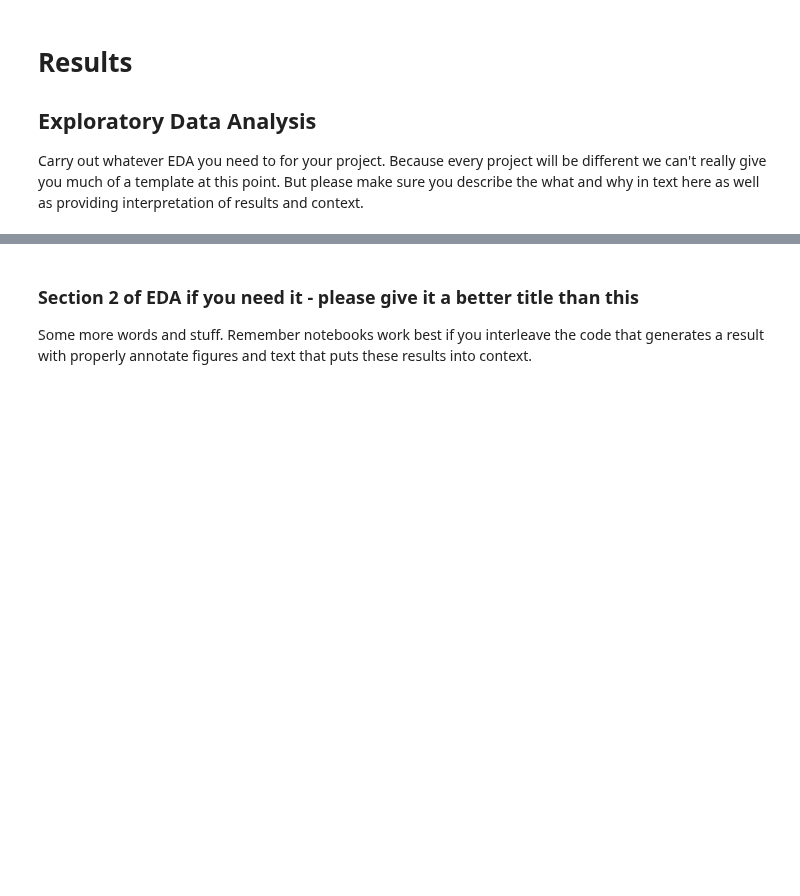
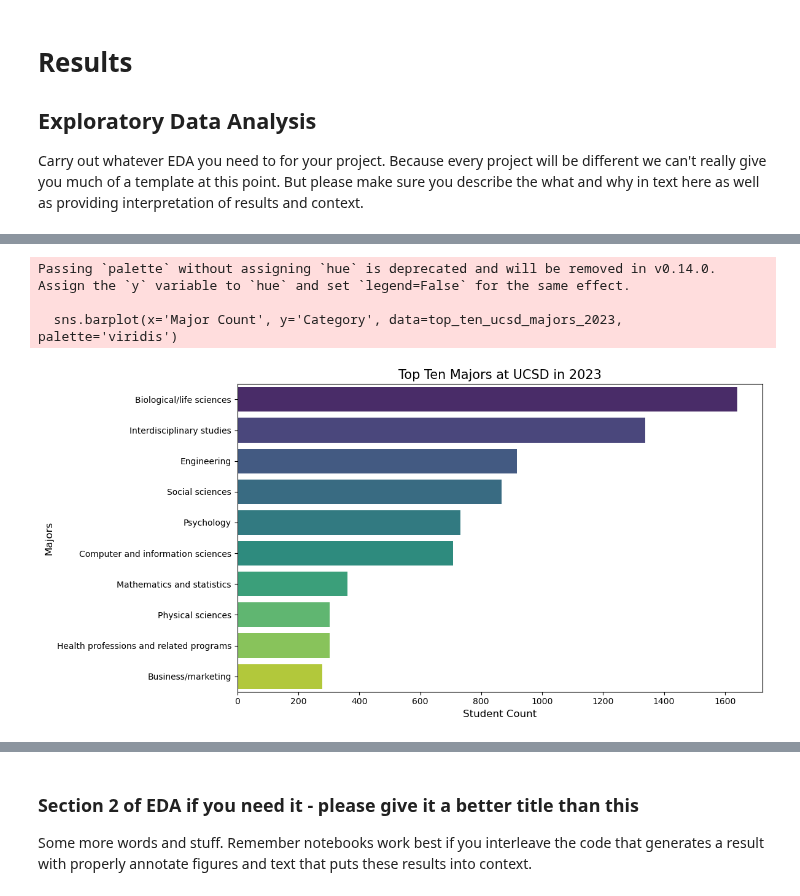
Before and after one commit to michaelhe999/COGS-108-Project, a Jupyter notebook: EDACheckpoint_Group109-FA24.ipynb, the cells around one changed output, grey strips where cells are left out. Cells and saved outputs as stored; diff of their text form; code cells hidden in the pictures; blank space fills up the shorter version.

```diff
--- a/EDACheckpoint_Group109-FA24.ipynb
+++ b/EDACheckpoint_Group109-FA24.ipynb
@@ -835,11 +837,12 @@ Average time per item: 0.0 seconds
 # %% [markdown]
 We place the cleaned data into two datasets: `colleges` and `jobs`
 # %%
-colleges= pd.read_csv('categorized_csv')
+colleges= pd.read_csv('categorized.csv')
 jobs = pd.read_csv('occupation_major_mapping_final.csv')
 
 colleges = colleges.drop(['Associate', 'Diploma/Certificates'], axis=1)
-colleges = colleges.rename(columns={'YEAR': 'Year', 'college': 'College'})
+colleges = colleges.rename(columns={'year': 'Year', 'college': 'College'})
 
 jobs = jobs[['YEAR', 'AREA_TITLE', 'OCC_TITLE', 'TOT_EMP', 'major_field']]
 jobs = jobs.rename(columns={'YEAR': 'Year', 'AREA_TITLE': 'Area', 'OCC_TITLE': 'Occupation Title', 'TOT_EMP': 'Total Employment', 'major_field': 'Major Field'})
+jobs['Total Employment'] = pd.to_numeric(jobs['Total Employment'], errors='coerce').fillna(0).astype(int)
@@ -868,0 +877,7 @@ NameError: name 'colleges' is not defined
+# %%
+# Filter to include all UCSD bachelor degrees conferred from 2023
+ucsd_majors_2023 = colleges[(colleges['College'] == 'ucsd') & (colleges['Year'] == 2023)].copy()
+# Create count value for each major, since majors are listed by proportion
+ucsd_majors_2023['Major Count'] = colleges['Bachelors'] * 8415 * 0.01
+
+ucsd_majors_2023.head()
@@ -868,0 +908,18 @@ NameError: name 'colleges' is not defined
+# %%
+# Filter to include top 10 majors at UCSD
+top_ten_ucsd_majors_2023 = ucsd_majors_2023.sort_values(by='Major Count', ascending=False)[:10]
+top_ten_ucsd_majors_2023
+
+plt.figure(figsize=(12, 6))
+sns.barplot(x='Major Count', y='Category', data=top_ten_ucsd_majors_2023, palette='viridis')
+
+plt.title('Top Ten Majors at UCSD in 2023', fontsize = 15)
+plt.xlabel('Student Count', fontsize = 12)
+plt.ylabel('Majors', fontsize=12)
+plt.tight_layout()
+plt.show()
+# %% [output]
+Passing `palette` without assigning `hue` is deprecated and will be removed in v0.14.0. Assign the `y` variable to `hue` and set `legend=False` for the same effect.
+
+  sns.barplot(x='Major Count', y='Category', data=top_ten_ucsd_majors_2023, palette='viridis')
+[figure, added]
```
Also changed, not shown: parts of 13 cells of this notebook, 27 other files.
